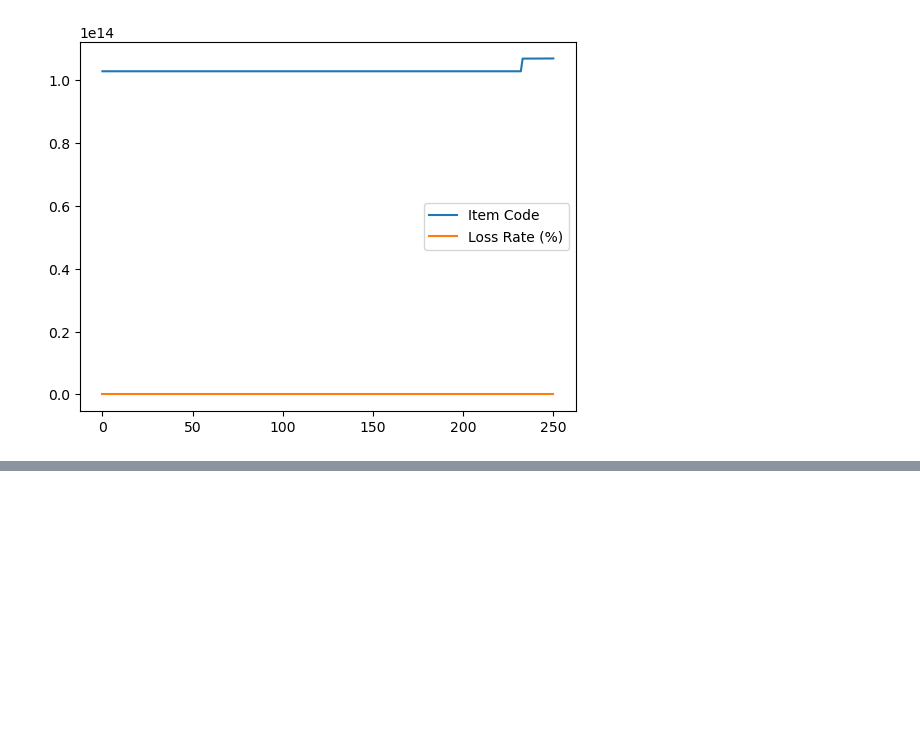
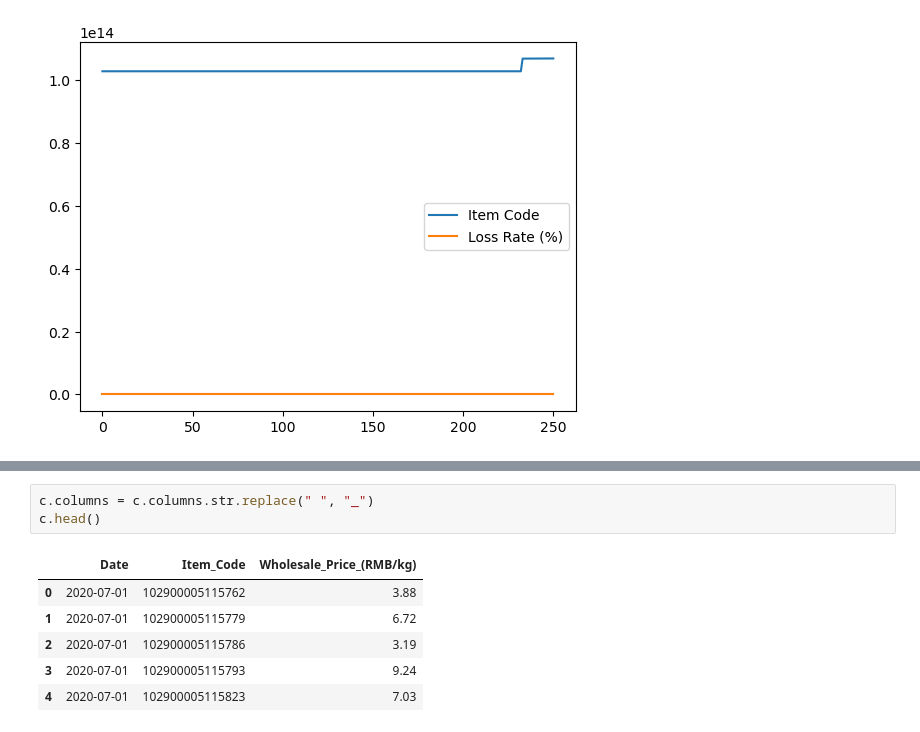
Before and after one commit to RumethSandinu/Project-connexa, a Jupyter notebook: Shamal/model_building.ipynb, the cells around one changed output, grey strips where cells are left out. Drawn from its saved outputs; the diff is of its cells as text; blank space fills up the shorter version.

```diff
--- a/Shamal/model_building.ipynb
+++ b/Shamal/model_building.ipynb
@@ -362,0 +383,10 @@ d.plot()
+# %%
+c.columns = c.columns.str.replace(" ", "_")
+c.head()
+# %% [output]
+|  | Date | Item_Code | Wholesale_Price_(RMB/kg) |
+| 0 | 2020-07-01 | 102900005115762 | 3.88 |
+| 1 | 2020-07-01 | 102900005115779 | 6.72 |
+| 2 | 2020-07-01 | 102900005115786 | 3.19 |
+| 3 | 2020-07-01 | 102900005115793 | 9.24 |
+| 4 | 2020-07-01 | 102900005115823 | 7.03 |
```
Also changed, not shown: parts of 10 cells of this notebook.
